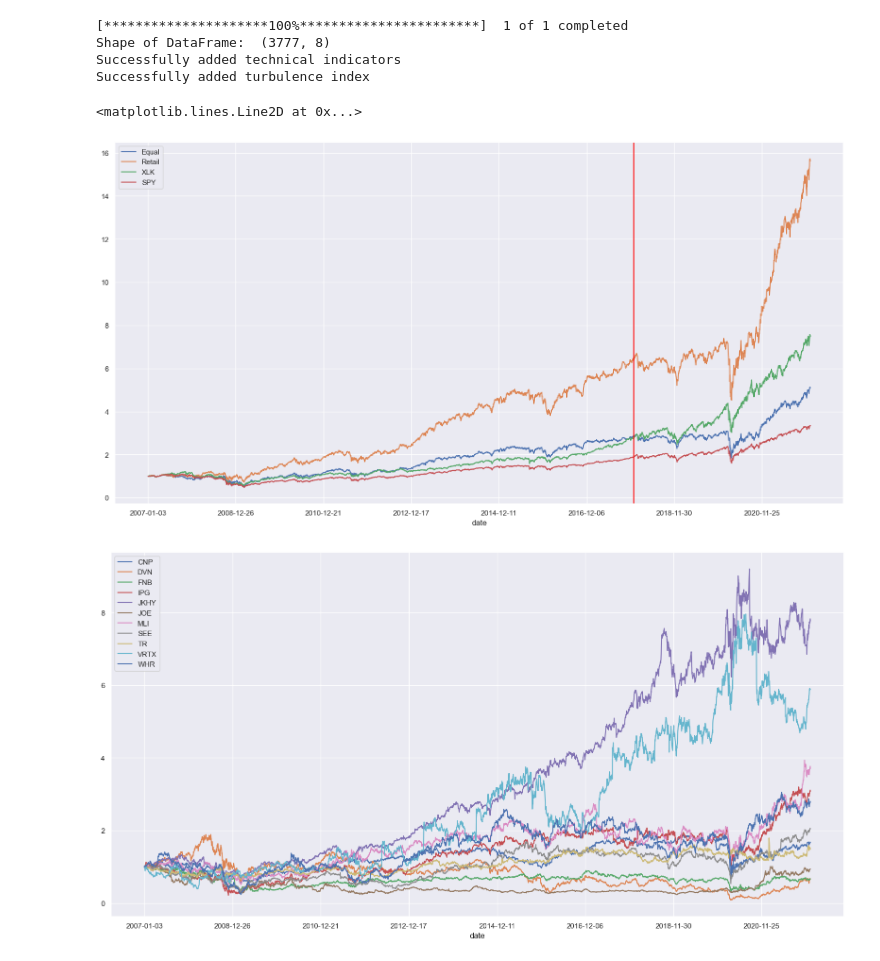
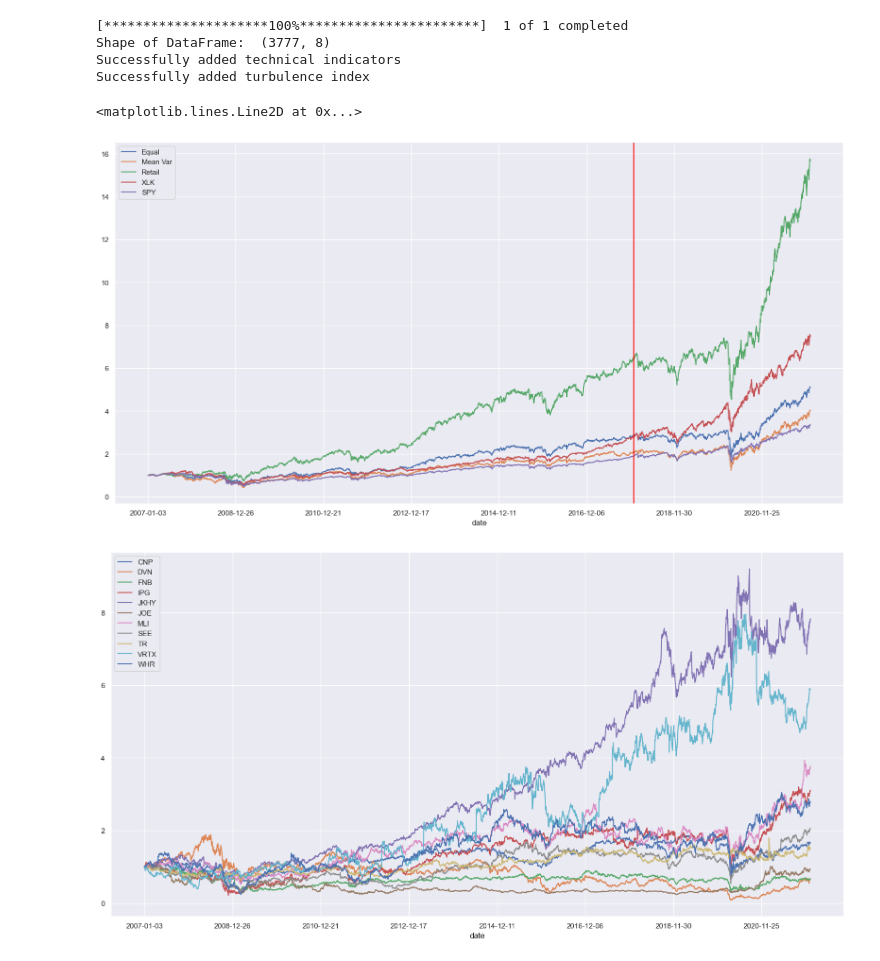
Before and after one commit to AI4Finance-Foundation/FinRL_Imitation_Learning, a Jupyter notebook: Weight_Initialization.ipynb, the cells around one changed output. Drawn from its saved outputs; the diff is of its cells as text; code cells hidden in the pictures.

```diff
--- a/Weight_Initialization.ipynb
+++ b/Weight_Initialization.ipynb
@@ -129,3 +163,6 @@ df_merged['equal'] = 1/stock_dimension
+# %%
+# Compute and append mean variance weights to "df_merged" here, say column name as "mean-var"
+df_merged['mean-var'] = mean_var_weight_df.melt()['value']
 # %% [markdown]
 ## Data Split
 # %%
@@ -135,7 +172,7 @@ END_DATE = '2022-01-01'
 
 tech_indicator_list = ['macd', 'rsi_30', 'cci_30', 'dx_30']
 fake_tech_indicator_list = ['fake_macd', 'fake_rsi_30', 'fake_cci_30', 'fake_dx_30']
-weights = ['moribvol', 'equal']
+weights = ['moribvol', 'equal', 'greedy', 'mean-var']
 
 states = ['date', 'open', 'high', 'low', 'close', 'volume', 'tic', 'day', 'macd', 'boll_ub', 'boll_lb', 'rsi_30', 'cci_30', 'dx_30', 'close_30_sma', 'close_60_sma']
 states += fake_tech_indicator_list + weights
@@ -266,0 +342,3 @@ Sharpe:  0.5632809975676928
+# %%
+mvo = StockPortfolioEnv.sample_from_env(i=0, env=env, weights=full_data['mean-var'])
+mvo_asset_memory = env.asset_memory
@@ -284,5 +354,10 @@ Sharpe:  0.5632809975676928
 # %%
 # XLK
+fe = FeatureEngineer(use_technical_indicator=True,
+                     tech_indicator_list = INDICATORS,
+                     use_turbulence=True,
+                     user_defined_feature = False)
+
 yf_xlk = YahooDownloader(start_date = START_DATE, end_date = END_DATE, ticker_list = ["XLK"]).fetch_data()
 yf_xlk = fe.preprocess_data(yf_xlk)
 yf_xlk['ret'] = yf_xlk['open'] / yf_xlk['open'].loc[0]
@@ -314,33 +389,39 @@ selected_cum_ret = selected_cum_ret.set_index('level_1')
 selected_cum_ret = selected_cum_ret.join(df_merged[['date']])
 # %%
 fig, ax = plt.subplots()
-dates = data['date'].unique()
+dates = full_data['date'].unique()
 
 # Equal
 equal_cum_ret = pd.DataFrame({'date': dates, 'ret': equal_asset_memory})
 equal_cum_ret['ret'] = equal_cum_ret['ret'] / equal_cum_ret['ret'].loc[0]
 ax = equal_cum_ret.plot(ax=ax, kind='line', x='date', y='ret', label="Equal")
 
-# # Mean Variance
-# mean_var_cum_ret['date'] = selected_cum_ret['date'].unique()
-# ax = mean_var_cum_ret.plot(ax=ax, kind='line', x='date', y='ret', label="Mean Var")
+# Mean Variance
+mvo_cum_ret = pd.DataFrame({'date': dates, 'ret': mvo_asset_memory})
+mvo_cum_ret['ret'] = mvo_cum_ret['ret'] / mvo_cum_ret['ret'].loc[0]
+ax = mvo_cum_ret.plot(ax=ax, kind='line', x='date', y='ret', label="Mean Var")
 
 # Retail
 retail_cum_ret = pd.DataFrame({'date': dates, 'ret': retail_asset_memory})
 retail_cum_ret['ret'] = retail_cum_ret['ret'] / retail_cum_ret['ret'].loc[0]
 ax = retail_cum_ret.plot(ax=ax, kind='line', x='date', y='ret', label="Retail")
+
+# # Greedy
+# greedy_cum_ret = pd.DataFrame({'date': dates, 'ret': greedy_asset_memory})
+# greedy_cum_ret['ret'] = greedy_cum_ret['ret'] / greedy_cum_ret['ret'].loc[0]
+# ax = greedy_cum_ret.plot(ax=ax, kind='line', x='date', y='ret', label="Greedy")
 
 # XLK
 ax = yf_xlk.plot(ax=ax, kind='line', x='date', y='ret', label="XLK")
 
 # SPY
 ax = yf_spy.plot(ax=ax, kind='line', x='date', y='ret', label="SPY")
 
 ax.axvline(x=np.where(dates == MID_DATE)[0][0], color = 'red')
 plt.show()
 # %% [output]
 <matplotlib.lines.Line2D at 0x...>
-[figure, old version]
+[figure, new version]
 # %%
 fig, ax = plt.subplots()
 
```
Also changed, not shown: parts of 19 cells of this notebook, 7 other files.
